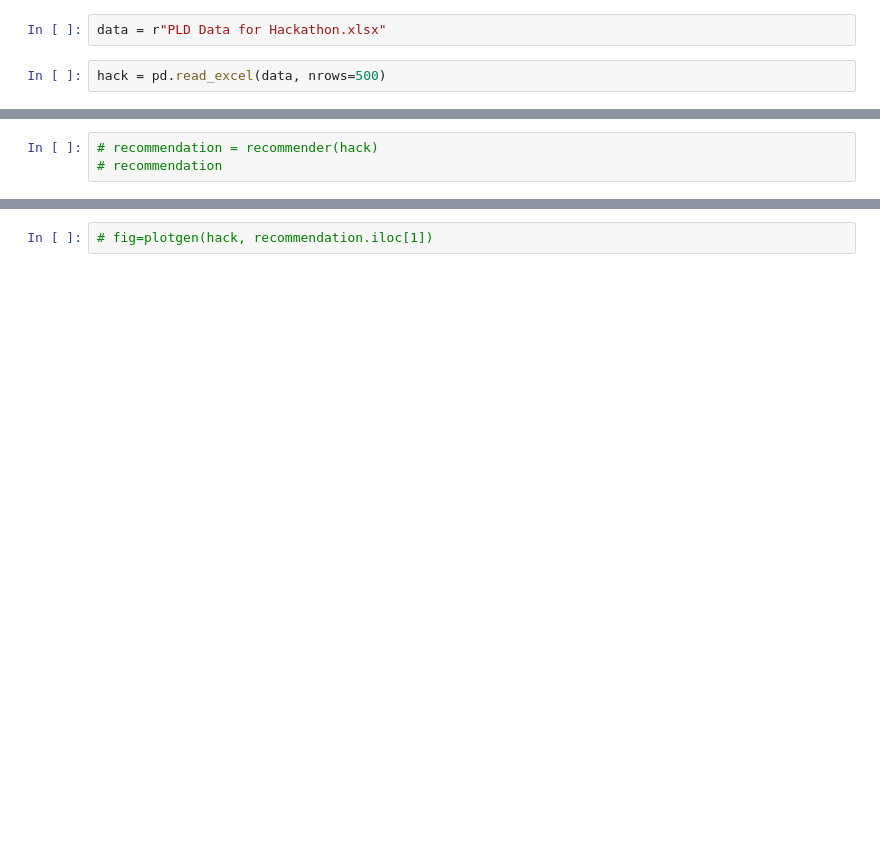
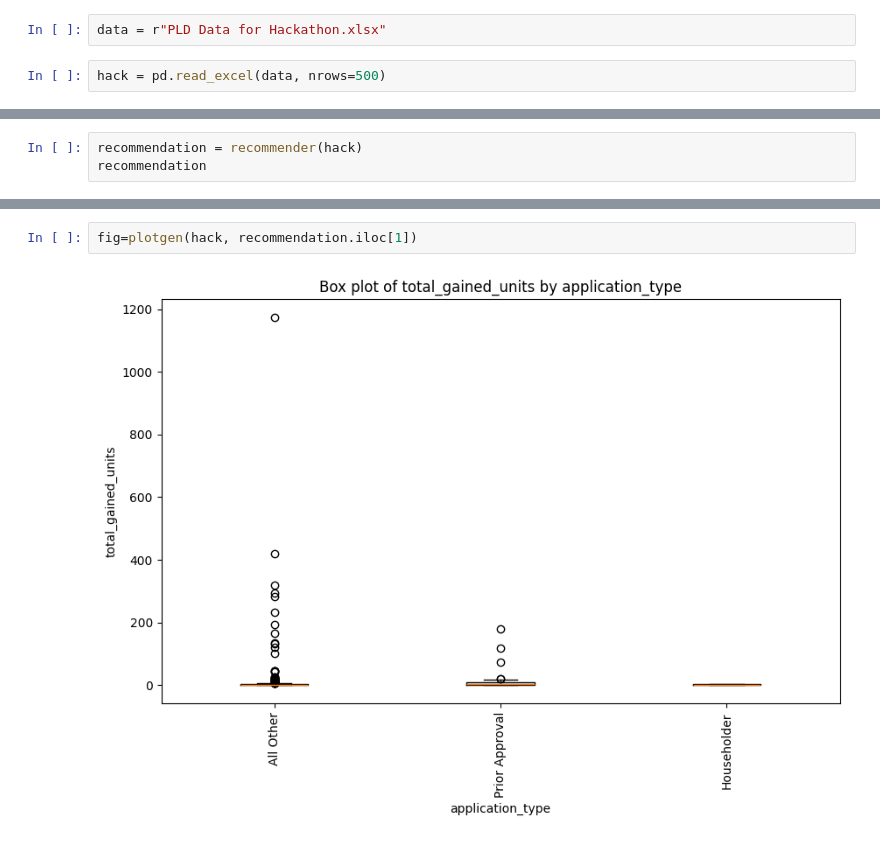
Before and after one commit to jerryola1/PlotSenseAI, a Jupyter notebook: test.ipynb, the cells around one changed output, grey strips where cells are left out. Cells and saved outputs as stored; diff of their text form; blank space fills up the shorter version.

```diff
--- a/test.ipynb
+++ b/test.ipynb
@@ -23,3 +57,3 @@ hack.head()
 # %%
-# recommendation = recommender(hack)
-# recommendation
+recommendation = recommender(hack)
+recommendation
@@ -26,3 +67,5 @@ hack.head()
 # %%
-# fig=plotgen(hack, recommendation.iloc[1])
+fig=plotgen(hack, recommendation.iloc[1])
+# %% [output]
+[figure, added]
 # %%
```
Also changed, not shown: parts of 7 cells of this notebook.
